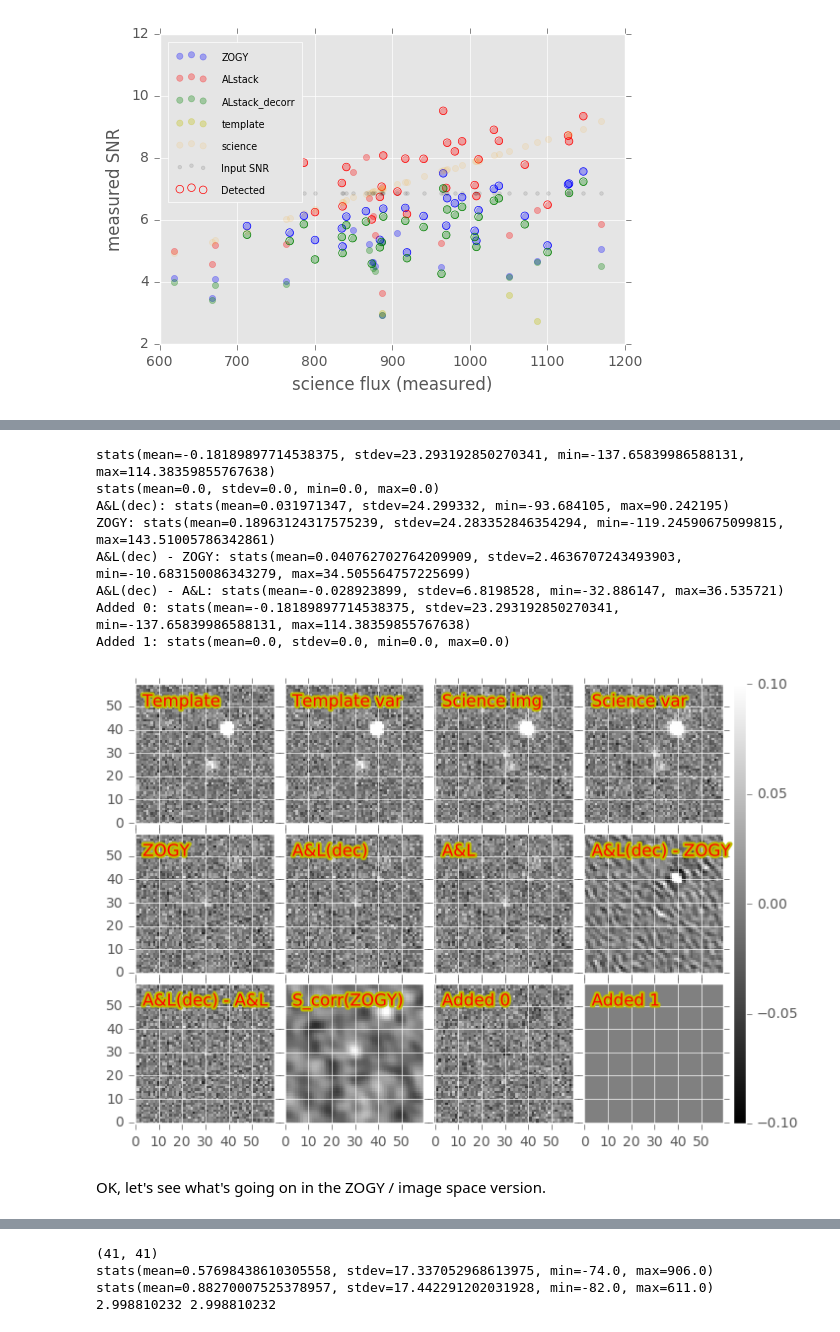
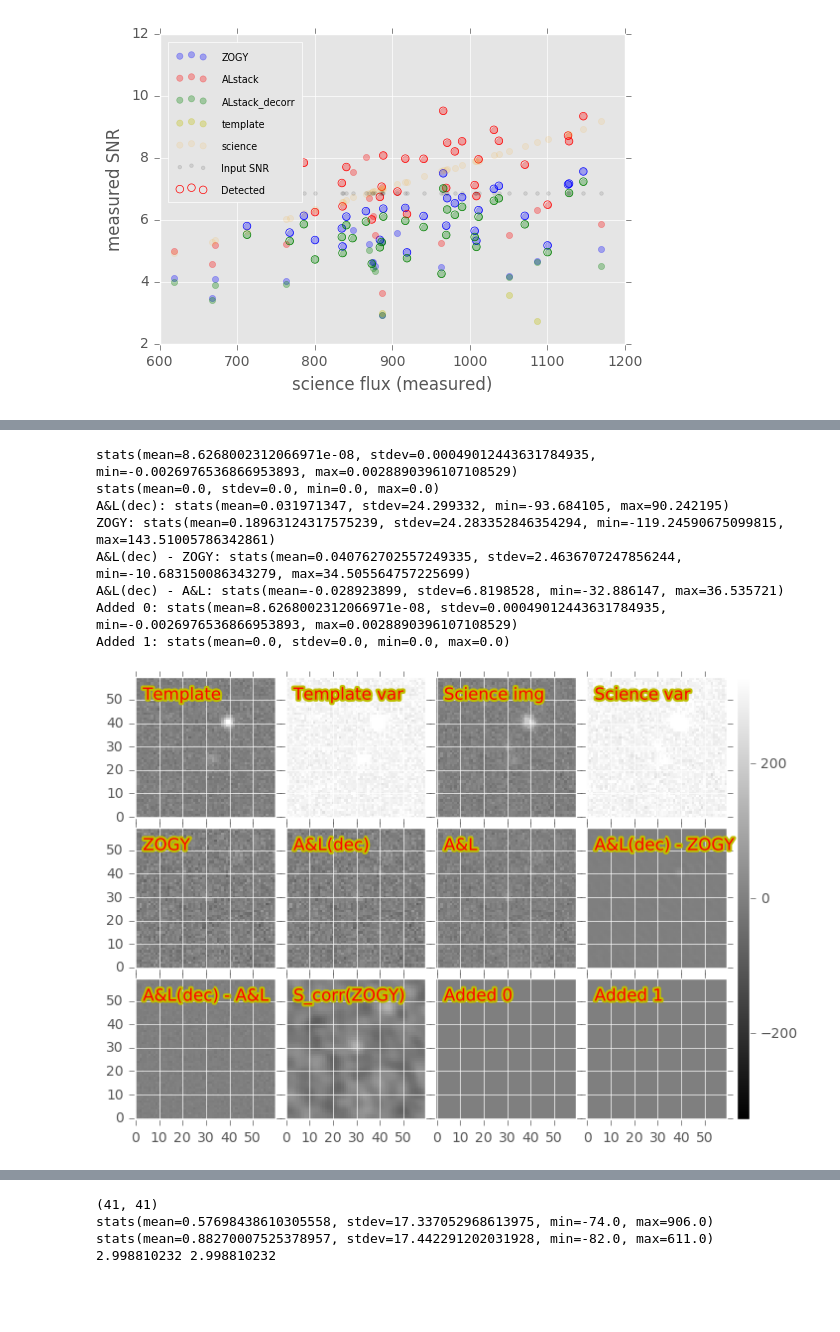
Before and after one commit to lsst-dm/diffimTests, a Jupyter notebook: 31. new tests-issues with ZOGY-imageSpace.ipynb, the cells around one changed output, grey strips where cells are left out. Cells and saved outputs as stored; diff of their text form; code cells hidden in the pictures; blank space fills up the shorter version.

Commit message:
investigate issues with zogy (image space)

```diff
--- a/31. new tests-issues with ZOGY-imageSpace.ipynb
+++ b/31. new tests-issues with ZOGY-imageSpace.ipynb
@@ -9,8 +9,11 @@ obj1 = dit.DiffimTest(varFlux2=np.repeat(varSourceFlux, 50), n_sources=500, sour
                      templateNoNoise=False, skyLimited=False)
 obj2 = obj1.clone()
 # %%
-res1, df1 = obj1.doPlotWithDetectionsHighlighted(transientsOnly=True, addPresub=True, xaxisIsScienceForcedPhot=True,
-                                                skyLimited=False, alpha=0.3)
+res1 = obj1.runTest(zogyImageSpace=False, returnSources=True)
+df1, _ = obj1.doPlotWithDetectionsHighlighted(res1, transientsOnly=True, addPresub=True,
+                                              xaxisIsScienceForcedPhot=True,
+                                              skyLimited=False, alpha=0.3)
+del res1['sources']
 print res1
 plt.xlim(600, 1200)
 plt.ylim(2, 12);
@@ -20,7 +23,9 @@ plt.ylim(2, 12);
 # %%
-obj2.runTest(zogyImageSpace=True)
-res2, df2 = obj2.doPlotWithDetectionsHighlighted(transientsOnly=True, addPresub=True, xaxisIsScienceForcedPhot=True,
-                                                skyLimited=False, alpha=0.3)
+res2 = obj2.runTest(zogyImageSpace=True, returnSources=True)
+df2, _ = obj2.doPlotWithDetectionsHighlighted(res2, transientsOnly=True, addPresub=True,
+                                              xaxisIsScienceForcedPhot=True,
+                                              skyLimited=False, alpha=0.3)
+del res2['sources']
 print res2
 plt.xlim(600, 1200)
 plt.ylim(2, 12);
@@ -44,0 +60,3 @@ plt.scatter(df1[df2.ZOGY_detected == True].ZOGY_SNR.values,
+# %%
+tmp1 = df1[(df1.ZOGY_detected == True) & (df2.ZOGY_detected == False)]
+dit.sizeme(tmp1[tmp1.columns[0:12]])
@@ -56,20 +76,18 @@ dit.sizeme(tmp)
 # %%
 tmpIm = obj1.D_ZOGY.im - obj2.D_ZOGY.im
 print dit.computeClippedImageStats(tmpIm)
 tmpVar = obj1.D_ZOGY.var - obj2.D_ZOGY.var
 print dit.computeClippedImageStats(tmpVar)
 
-obj2.doPlot([tmp.inputCentroid_y.values[2], tmp.inputCentroid_x.values[2], 30], include_Szogy=True,
-            addedImgs=(tmpIm, tmpVar));
+obj2.doPlot([tmp1.inputCentroid_y.values[2], tmp1.inputCentroid_x.values[2], 30],
+            include_Szogy=True, addedImgs=(tmpIm, tmpVar));
 # %% [output]
-stats(mean=-0.18189897714538375, stdev=23.293192850270341, min=-137.65839986588131, max=114.38359855767638)
+stats(mean=8.6268002312066971e-08, stdev=0.00049012443631784935, min=-0.0026976536866953893, max=0.0028890396107108529)
 stats(mean=0.0, stdev=0.0, min=0.0, max=0.0)
 A&L(dec): stats(mean=0.031971347, stdev=24.299332, min=-93.684105, max=90.242195)
 ZOGY: stats(mean=0.18963124317575239, stdev=24.283352846354294, min=-119.24590675099815, max=143.51005786342861)
-A&L(dec) - ZOGY: stats(mean=0.040762702764209909, stdev=2.4636707243493903, min=-10.683150086343279, max=34.505564757225699)
+A&L(dec) - ZOGY: stats(mean=0.040762702557249335, stdev=2.4636707247856244, min=-10.683150086343279, max=34.505564757225699)
 A&L(dec) - A&L: stats(mean=-0.028923899, stdev=6.8198528, min=-32.886147, max=36.535721)
-Added 0: stats(mean=-0.18189897714538375, stdev=23.293192850270341, min=-137.65839986588131, max=114.38359855767638)
+Added 0: stats(mean=8.6268002312066971e-08, stdev=0.00049012443631784935, min=-0.0026976536866953893, max=0.0028890396107108529)
 Added 1: stats(mean=0.0, stdev=0.0, min=0.0, max=0.0)
-[figure, old version]
+[figure, new version]
-# %% [markdown]
-OK, let's see what's going on in the ZOGY / image space version.
```
Also changed, not shown: parts of 6 cells of this notebook, 6 other files.
